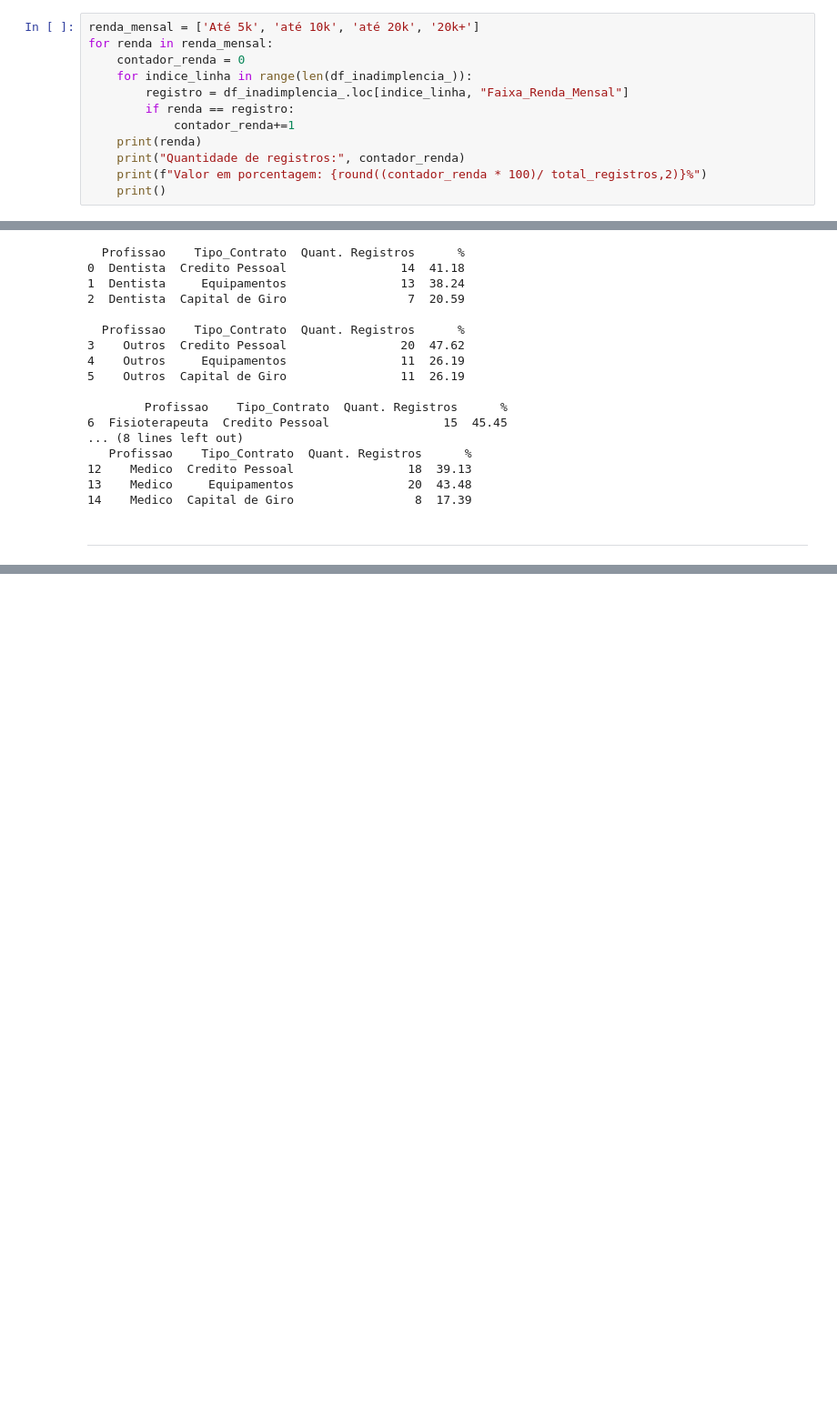
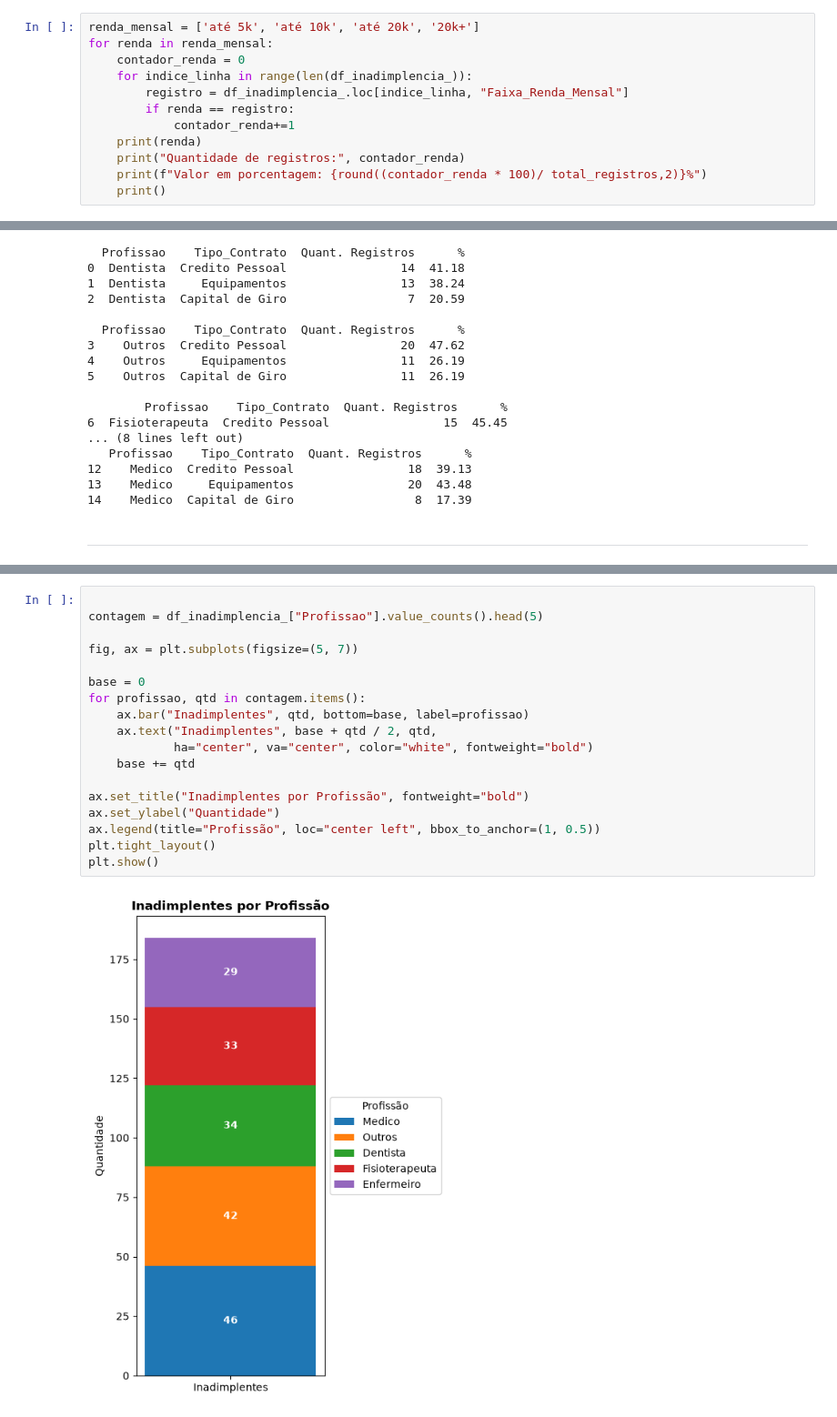
Before and after one commit to 77lipe/Credito-Profissional-Saude, a Jupyter notebook: anls_descritiva.ipynb, the cells around one changed output, grey strips where cells are left out. Shown at 91% size. Drawn from its saved outputs; the diff is of its cells as text; blank space fills up the shorter version.

```diff
--- a/anls_descritiva.ipynb
+++ b/anls_descritiva.ipynb
@@ -231,7 +240,7 @@ Valor em porcentagem: 25.0%
 | 67              | 60           | 35              |   22            | 127 |
 | 36,41%          | 32,61%       | 19,02%          |   11,96%        |69,02%|
 # %%
-renda_mensal = ['Até 5k', 'até 10k', 'até 20k', '20k+']
+renda_mensal = ['até 5k', 'até 10k', 'até 20k', '20k+']
 for renda in renda_mensal:
     contador_renda = 0
     for indice_linha in range(len(df_inadimplencia_)):
@@ -472,0 +556,20 @@ for profissao in profissoes:
+# %%
+
+contagem = df_inadimplencia_["Profissao"].value_counts().head(5)
+
+fig, ax = plt.subplots(figsize=(5, 7))
+
+base = 0
+for profissao, qtd in contagem.items():
+    ax.bar("Inadimplentes", qtd, bottom=base, label=profissao)
+    ax.text("Inadimplentes", base + qtd / 2, qtd,
+            ha="center", va="center", color="white", fontweight="bold")
+    base += qtd
+
+ax.set_title("Inadimplentes por Profissão", fontweight="bold")
+ax.set_ylabel("Quantidade")
+ax.legend(title="Profissão", loc="center left", bbox_to_anchor=(1, 0.5))
+plt.tight_layout()
+plt.show()
+# %% [output]
+[figure, added]
```
Also changed, not shown: parts of 38 cells of this notebook, 3 other files.
